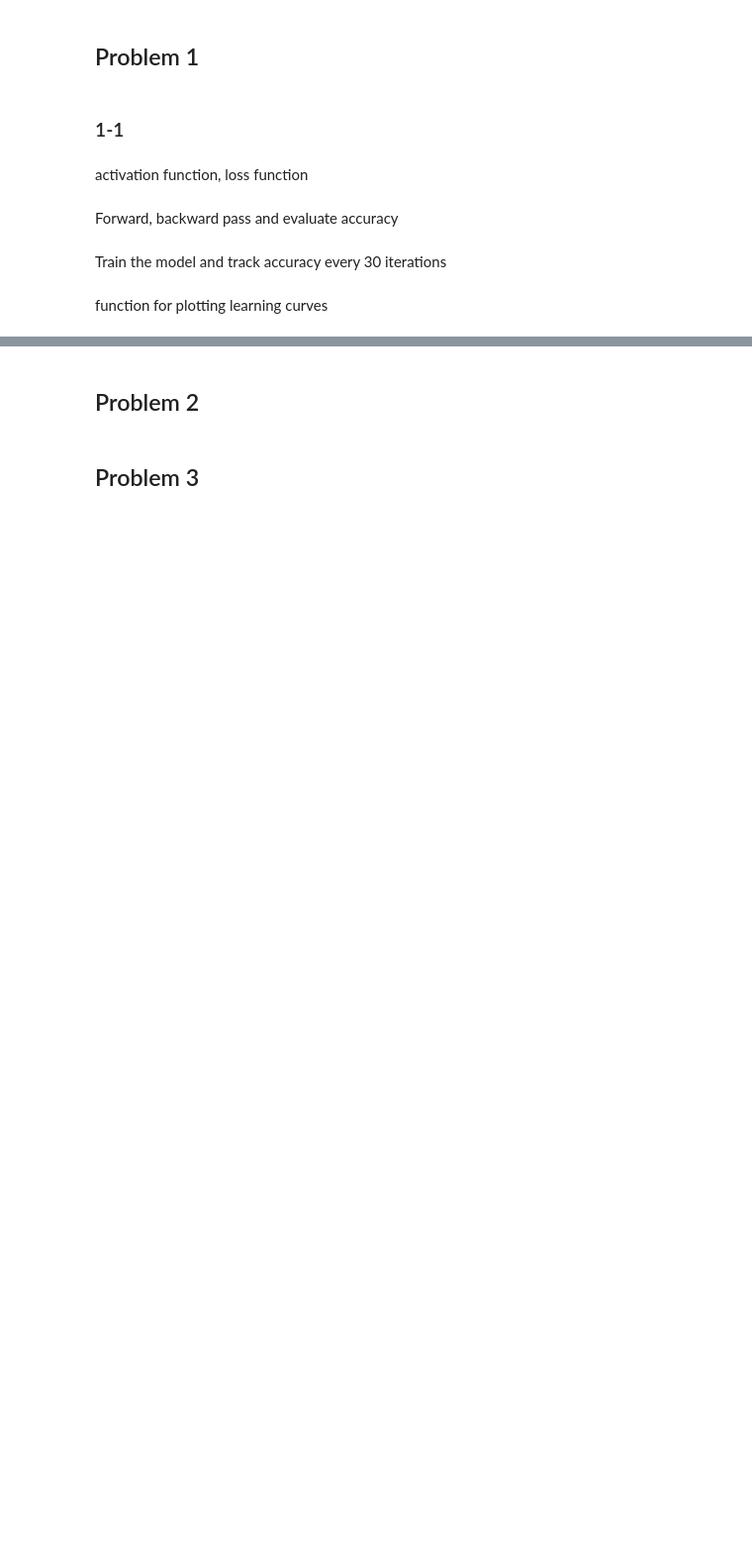
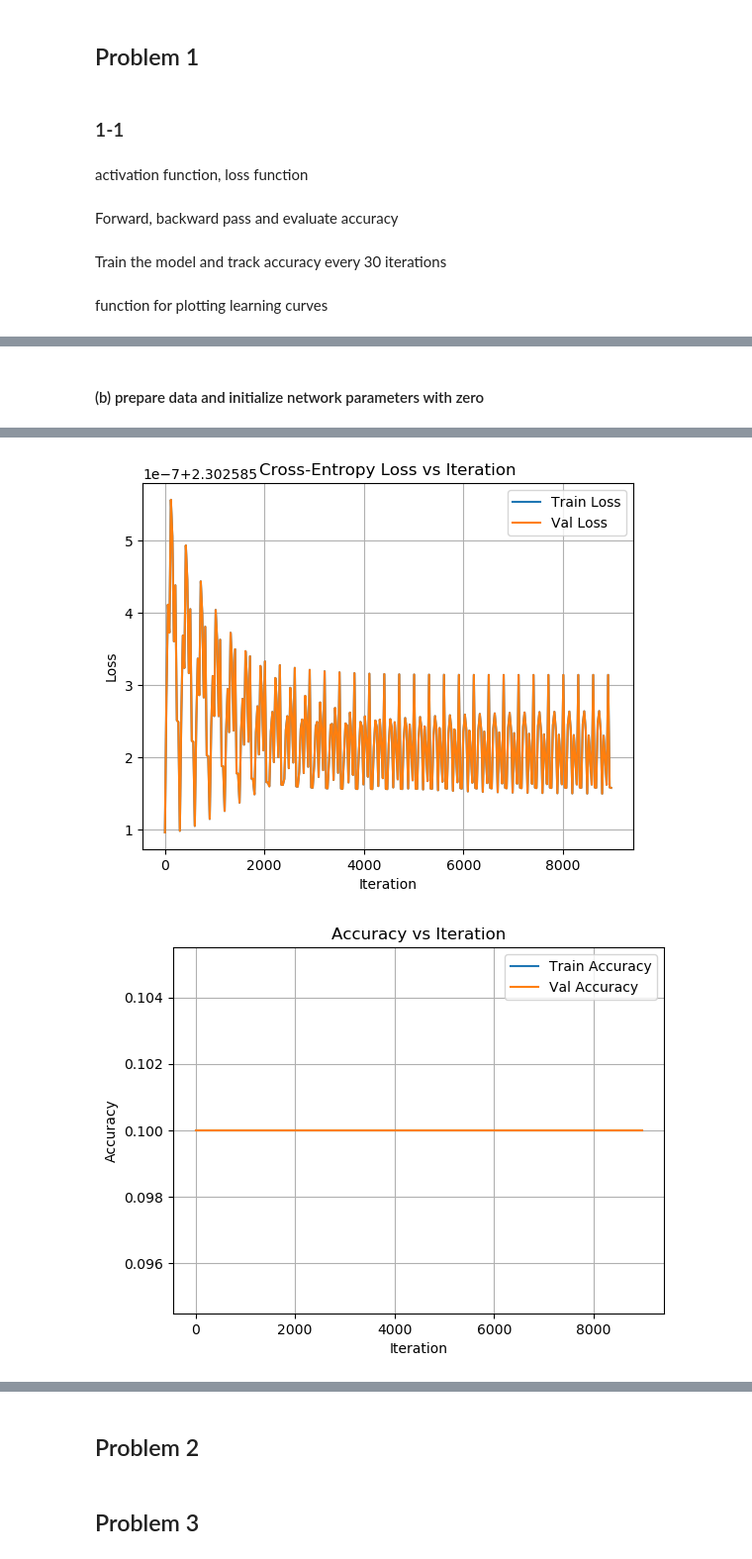
Before and after one commit to wilbur1240/dl-2025-spring, a Jupyter notebook: DL_HW1/hw1_110511177.ipynb, the cells around one changed output, grey strips where cells are left out. Shown at 99% size. Cells and saved outputs as stored; diff of their text form; code cells hidden in the pictures; blank space fills up the shorter version.

```diff
--- a/DL_HW1/hw1_110511177.ipynb
+++ b/DL_HW1/hw1_110511177.ipynb
@@ -187,0 +184,20 @@ train_x.shape
+# %% [markdown]
+#### (b) prepare data and initialize network parameters with zero
+# %%
+train_x = np.load('./fashion/train_x.npy') / 255.0
+train_y = np.load('./fashion/train_y.npy')
+test_x = np.load('./fashion/test_x.npy') / 255.0
+test_y = np.load('./fashion/test_y.npy')
+
+train_x = train_x.reshape(train_x.shape[0], -1)
+test_x = test_x.reshape(test_x.shape[0], -1)
+
+layer_sizes = [784, 2048, 512, 10]
+
+weights = [np.zeros((layer_sizes[i], layer_sizes[i+1])) for i in range(3)]
+biases  = [np.zeros((1, layer_sizes[i+1])) for i in range(3)]
+
+train_losses, test_losses, train_accs, test_accs = train_model(train_x, train_y, test_x, test_y, weights, biases)
+
+plot_learning_curves(train_losses, test_losses, train_accs, test_accs)
+# %% [output]
@@ -187,0 +221,2 @@ train_x.shape
+[figure, added]
+[figure, added]
```
Also changed, not shown: parts of 8 cells of this notebook.
